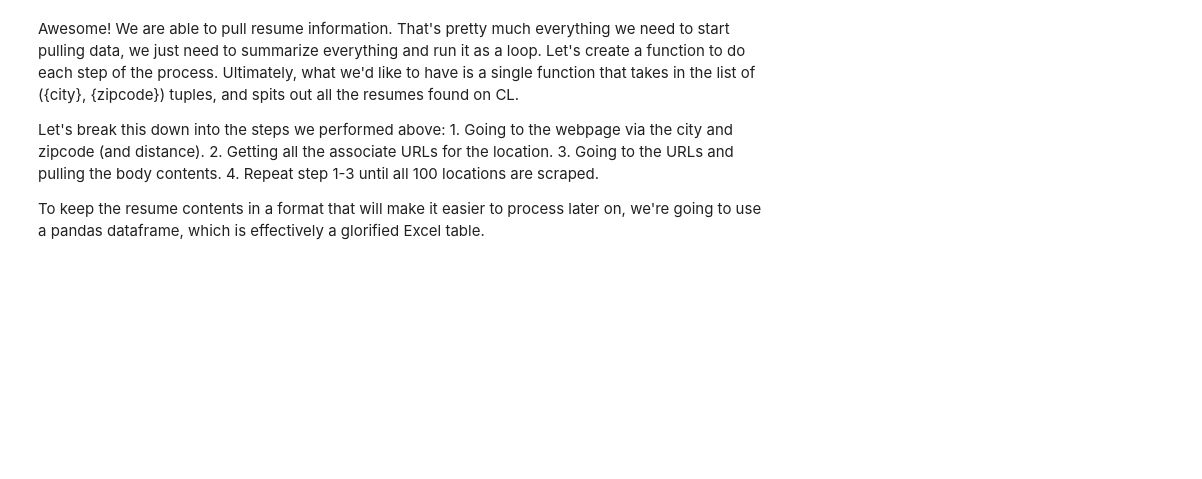
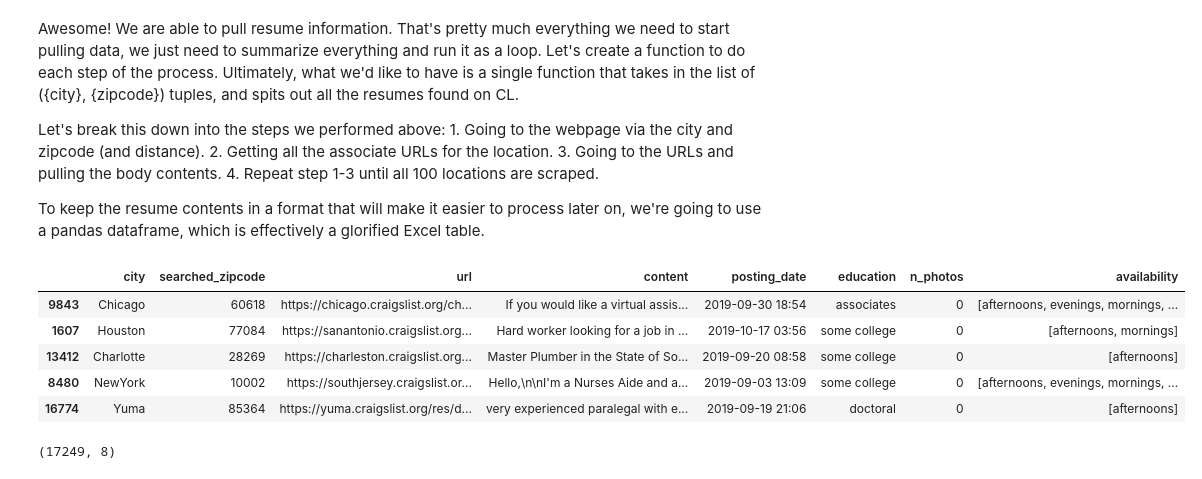
Before and after one commit to miketong08/resume_scraping, a Jupyter notebook: notebooks/scraping.ipynb, the cells around one changed output. Drawn from its saved outputs; the diff is of its cells as text; code cells hidden in the pictures; blank space fills up the shorter version.

```diff
--- a/notebooks/scraping.ipynb
+++ b/notebooks/scraping.ipynb
@@ -288,3 +355,5 @@ class CraigslistScrapper():
+# %%
+driver = webdriver.Chrome("./../assets/chromedriver")
 # %%
 scraper = CraigslistScrapper(driver, webpage_table_info)  # GET ALL 100 WARNING, DO NOT RUN IN DEMO.
 # scraper = CraigslistScrapper(driver, [webpage_table_info[0]])
@@ -295,0 +363,9 @@ df.to_csv("./../assets/data_large.csv")
+# %%
+df.sample(5)
+# %% [output]
+|  | city | searched_zipcode | url | content | posting_date | education | n_photos | availability |
+| 9843 | Chicago | 60618 | https://chicago.craigslist.org/ch... | If you would like a virtual assis... | 2019-09-30 18:54 | associates | 0 | [afternoons, evenings, mornings, ... |
+| 1607 | Houston | 77084 | https://sanantonio.craigslist.org... | Hard worker looking for a job in ... | 2019-10-17 03:56 | some college | 0 | [afternoons, mornings] |
+| 13412 | Charlotte | 28269 | https://charleston.craigslist.org... | Master Plumber in the State of So... | 2019-09-20 08:58 | some college | 0 | [afternoons] |
+| 8480 | NewYork | 10002 | https://southjersey.craigslist.or... | Hello,\n\nI'm a Nurses Aide and a... | 2019-09-03 13:09 | some college | 0 | [afternoons, evenings, mornings, ... |
+| 16774 | Yuma | 85364 | https://yuma.craigslist.org/res/d... | very experienced paralegal with e... | 2019-09-19 21:06 | doctoral | 0 | [afternoons] |
@@ -295,0 +374,4 @@ df.to_csv("./../assets/data_large.csv")
+# %%
+df.shape
+# %% [output]
+(17249, 8)
```
Also changed, not shown: parts of 9 cells of this notebook, 1 other file.
